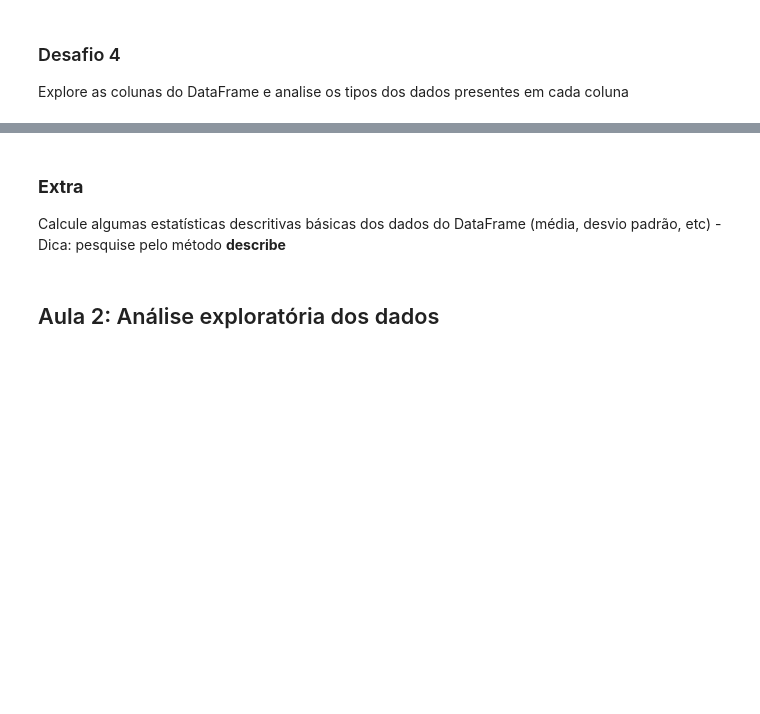
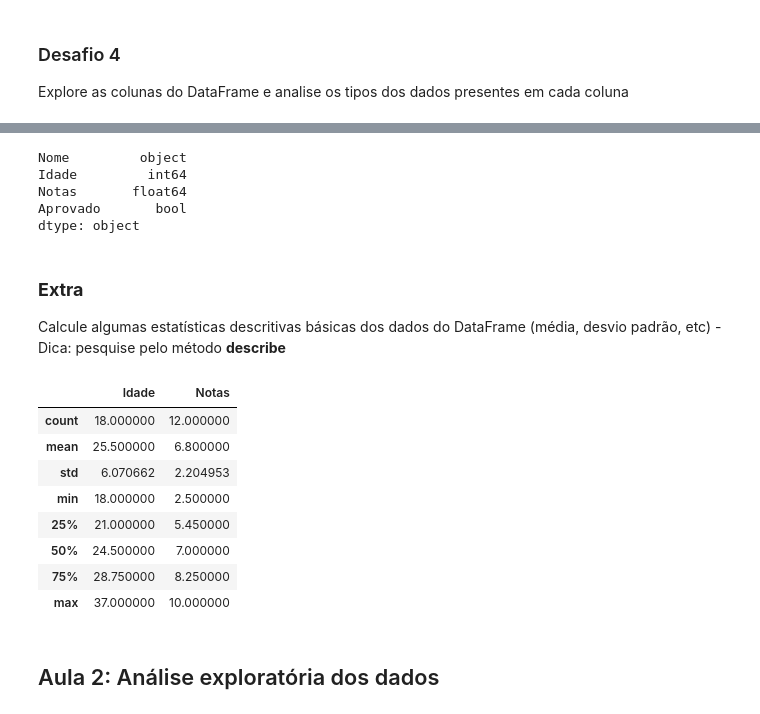
Before and after one commit to zeer0e1/pandas, a Jupyter notebook: desafios.ipynb, the cells around one changed output, grey strips where cells are left out. Drawn from its saved outputs; the diff is of its cells as text; code cells hidden in the pictures; blank space fills up the shorter version.

```diff
--- a/desafios.ipynb
+++ b/desafios.ipynb
@@ -21,6 +64,26 @@ Explore as colunas do DataFrame e analise os tipos dos dados presentes em cada c
+# %%
+dados.dtypes
+# %% [output]
+Nome         object
+Idade         int64
+Notas       float64
+Aprovado       bool
+dtype: object
 # %% [markdown]
 ### **Extra**
 Calcule algumas estatísticas descritivas básicas dos dados do DataFrame (média, desvio padrão, etc) - Dica: pesquise pelo método **describe**
+# %%
+dados.describe()
+# %% [output]
+|  | Idade | Notas |
+| count | 18.000000 | 12.000000 |
+| mean | 25.500000 | 6.800000 |
+| std | 6.070662 | 2.204953 |
+| min | 18.000000 | 2.500000 |
+| 25% | 21.000000 | 5.450000 |
+| 50% | 24.500000 | 7.000000 |
+| 75% | 28.750000 | 8.250000 |
+| max | 37.000000 | 10.000000 |
 # %% [markdown]
 ## Aula 2: Análise exploratória dos dados
 # %% [markdown]
```
Also changed, not shown: parts of 10 cells of this notebook.
